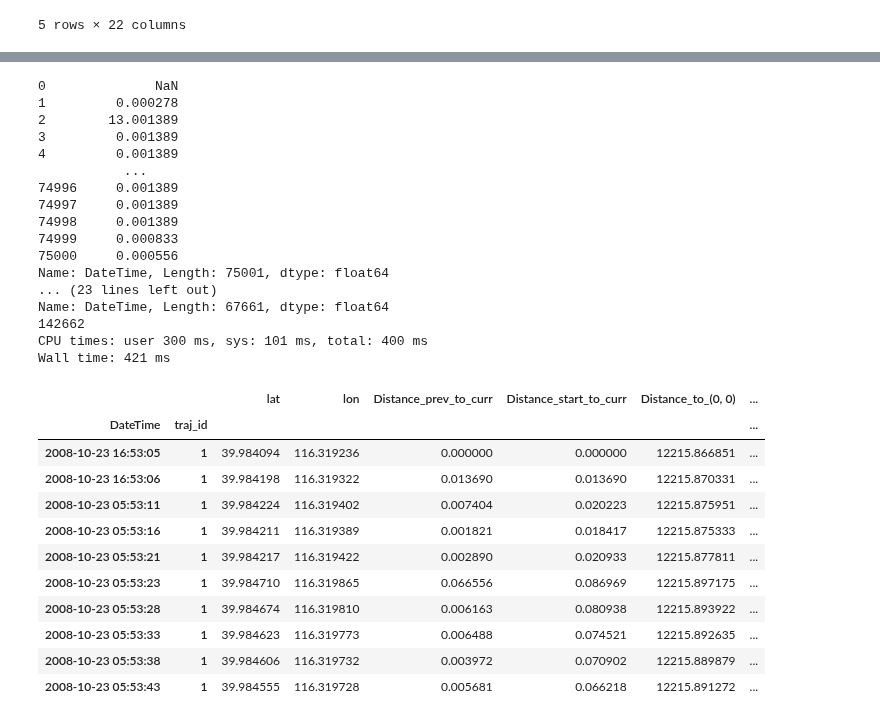
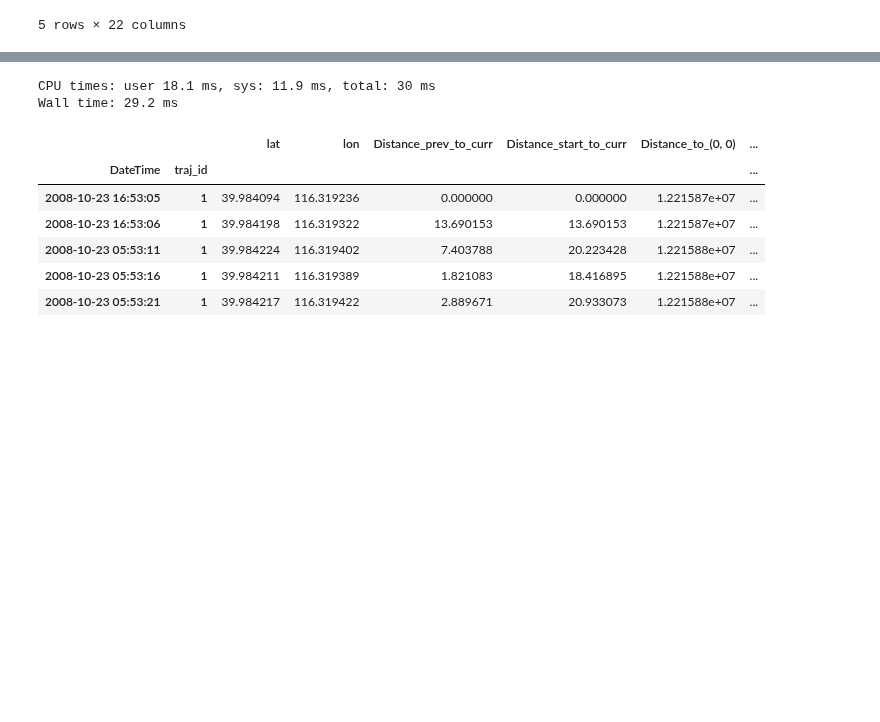
Before and after one commit to YakshHaranwala/PTRAIL, a Jupyter notebook: examples/spatial_examples.ipynb, the cells around one changed output, grey strips where cells are left out. Cells and saved outputs as stored; diff of their text form; code cells hidden in the pictures; blank space fills up the shorter version.

Commit message:
Added speed, acceleration and jerk features working very well and very FAST!

```diff
--- a/examples/spatial_examples.ipynb
+++ b/examples/spatial_examples.ipynb
@@ -120,7 +119,6 @@ Wall time: 85.4 ms
 # each dataset one by one.
 # First, we will check the distances between 2 consecutive points
 # in the geolife dataset.
-geolife = spatial.create_distance_between_consecutive_column(geolife,
-                                                             True)
+geolife = spatial.create_distance_between_consecutive_column(geolife)
 geolife.head(10)
 # %% [output]
@@ -177,7 +173,6 @@ atlantic.head()
 # Here, we check the distance between start to all points
 # in the geolife dataset.
 
-geolife = spatial.create_distance_from_start_column(geolife,
-                                                    True)
+geolife = spatial.create_distance_from_start_column(geolife)
 geolife.head()
 # %% [output]
@@ -242,7 +235,6 @@ Wall time: 223 ms
 # Now, lets check the distance of all the points
 # in the geolife dataset from the coordinates (0, 0).
 geolife = spatial.create_distance_from_given_point_column(geolife,
-                                                          (0, 0),
-                                                          True)
+                                                          (0, 0))
 geolife.head()
 # %% [output]
@@ -262,7 +254,6 @@ Wall time: 819 ms
 # are within 12000 KMs of the coordinates (0, 0).
 geolife = spatial.create_point_within_range_column(geolife,
                                                    (0,0),
-                                                   15000,
-                                                   True)
+                                                   15000000)
 geolife.head()
 # %% [output]
@@ -278,39 +269,18 @@ Wall time: 895 ms
 # %%
 %%time
 
-# Now, lets calculate the speed of the object from the start
-# point of the trajectory to the current point.
-
-geolife = spatial.create_speed_from_prev_column(geolife, True)
-print(geolife['Speed_from_prev'].isnull().sum(axis=0))
-geolife.head(10)
+# Now, lets calculate the speed of the object between 2
+# consecutive trajectory points.
+# First, we are doing in the geolife dataset.
+geolife = spatial.create_speed_from_prev_column(geolife)
+geolife.head()
 # %% [output]
-0              NaN
-1         0.000278
-2        13.001389
-3         0.001389
-4         0.001389
-           ...
-74996     0.001389
-74997     0.001389
-74998     0.001389
-74999     0.000833
-75000     0.000556
-Name: DateTime, Length: 75001, dtype: float64
-... (23 lines left out)
-Name: DateTime, Length: 67661, dtype: float64
-142662
-CPU times: user 300 ms, sys: 101 ms, total: 400 ms
-Wall time: 421 ms
+CPU times: user 18.1 ms, sys: 11.9 ms, total: 30 ms
+Wall time: 29.2 ms
 |  |  | lat | lon | Distance_prev_to_curr | Distance_start_to_curr | Distance_to_(0, 0) | ... |
 | DateTime | traj_id |  |  |  |  |  | ... |
-| 2008-10-23 16:53:05 | 1 | 39.984094 | 116.319236 | 0.000000 | 0.000000 | 12215.866851 | ... |
-| 2008-10-23 16:53:06 | 1 | 39.984198 | 116.319322 | 0.013690 | 0.013690 | 12215.870331 | ... |
-| 2008-10-23 05:53:11 | 1 | 39.984224 | 116.319402 | 0.007404 | 0.020223 | 12215.875951 | ... |
-| 2008-10-23 05:53:16 | 1 | 39.984211 | 116.319389 | 0.001821 | 0.018417 | 12215.875333 | ... |
-| 2008-10-23 05:53:21 | 1 | 39.984217 | 116.319422 | 0.002890 | 0.020933 | 12215.877811 | ... |
-| 2008-10-23 05:53:23 | 1 | 39.984710 | 116.319865 | 0.066556 | 0.086969 | 12215.897175 | ... |
-| 2008-10-23 05:53:28 | 1 | 39.984674 | 116.319810 | 0.006163 | 0.080938 | 12215.893922 | ... |
-| 2008-10-23 05:53:33 | 1 | 39.984623 | 116.319773 | 0.006488 | 0.074521 | 12215.892635 | ... |
-| 2008-10-23 05:53:38 | 1 | 39.984606 | 116.319732 | 0.003972 | 0.070902 | 12215.889879 | ... |
-| 2008-10-23 05:53:43 | 1 | 39.984555 | 116.319728 | 0.005681 | 0.066218 | 12215.891272 | ... |
+| 2008-10-23 16:53:05 | 1 | 39.984094 | 116.319236 | 0.000000 | 0.000000 | 1.221587e+07 | ... |
+| 2008-10-23 16:53:06 | 1 | 39.984198 | 116.319322 | 13.690153 | 13.690153 | 1.221587e+07 | ... |
+| 2008-10-23 05:53:11 | 1 | 39.984224 | 116.319402 | 7.403788 | 20.223428 | 1.221588e+07 | ... |
+| 2008-10-23 05:53:16 | 1 | 39.984211 | 116.319389 | 1.821083 | 18.416895 | 1.221588e+07 | ... |
+| 2008-10-23 05:53:21 | 1 | 39.984217 | 116.319422 | 2.889671 | 20.933073 | 1.221588e+07 | ... |
```
Also changed, not shown: parts of 21 cells of this notebook, 6 other files.
